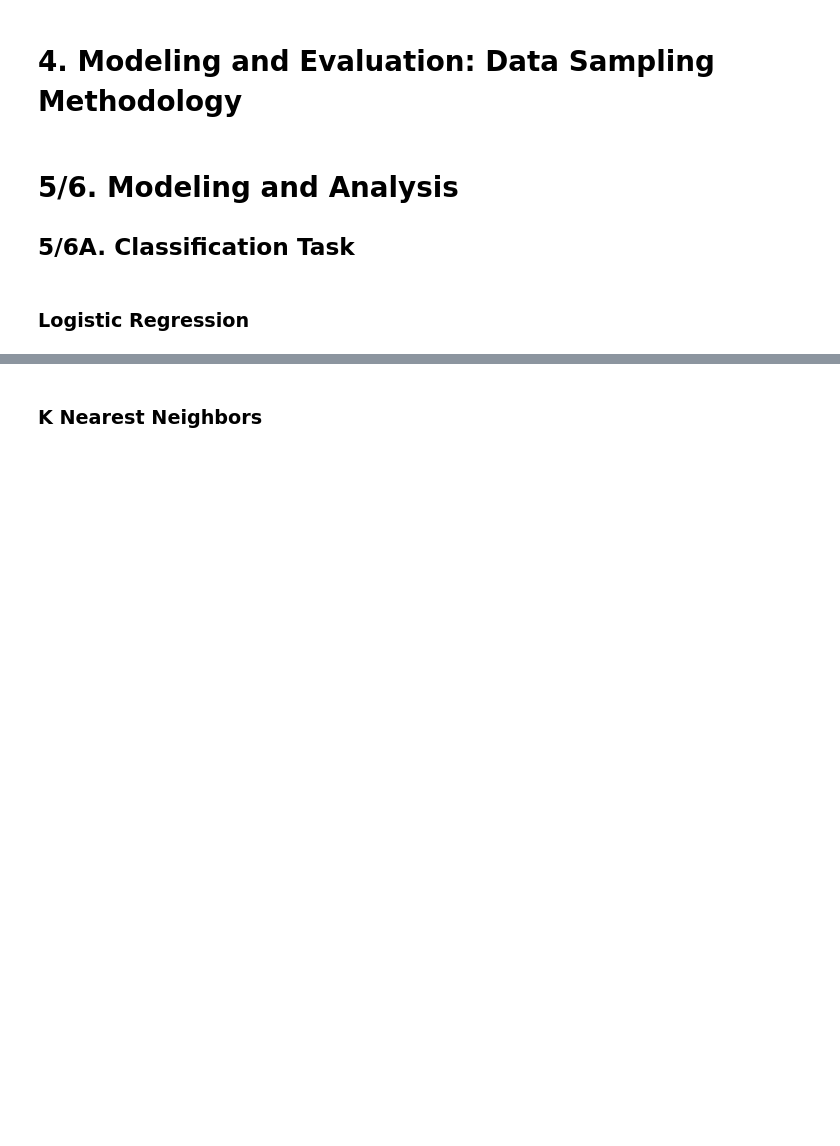
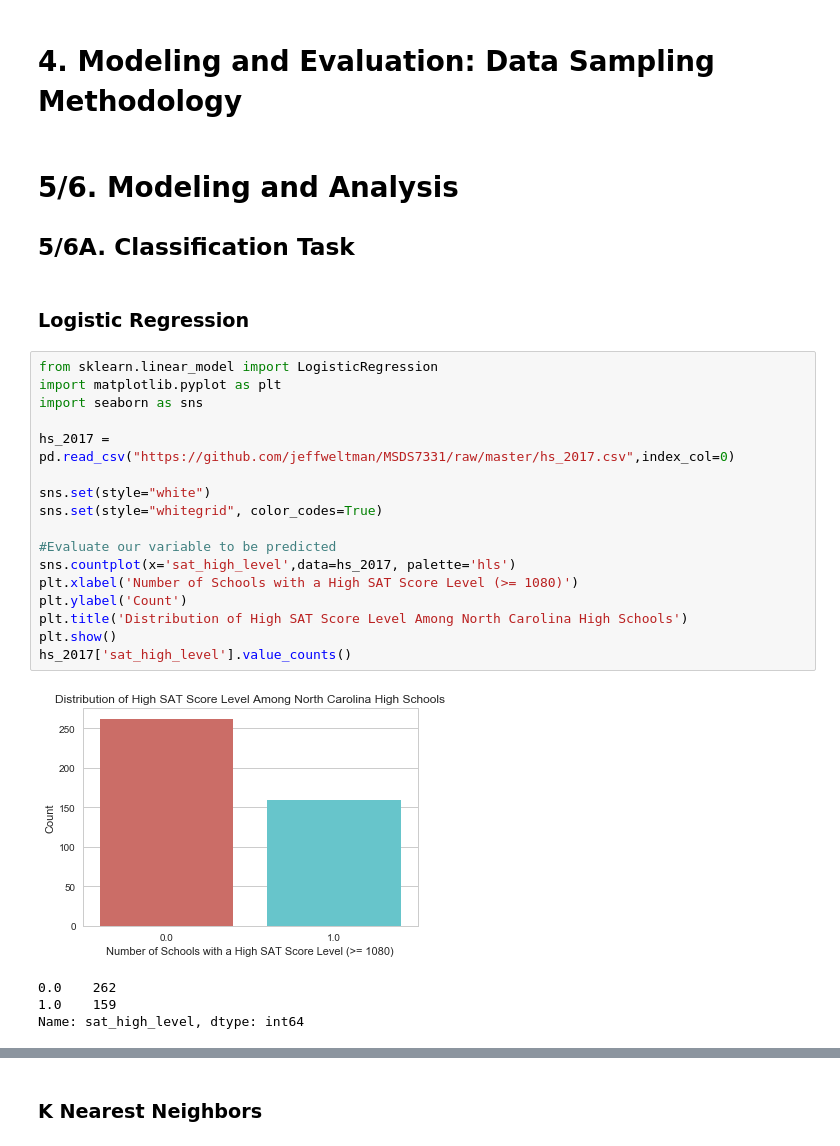
Before and after one commit to jeffweltman/MSDS7331, a Jupyter notebook: Lab 2 - Working/MSDS 7331 - Lab 2 - KassofWeltmanDickens.ipynb, the cells around one changed output, grey strips where cells are left out. Drawn from its saved outputs; the diff is of its cells as text; blank space fills up the shorter version.

```diff
--- a/Lab 2 - Working/MSDS 7331 - Lab 2 - KassofWeltmanDickens.ipynb
+++ b/Lab 2 - Working/MSDS 7331 - Lab 2 - KassofWeltmanDickens.ipynb
@@ -65,3 +62,25 @@ x = hs_2017.drop(columns=['nc_district', 'sat_high_level', "sat_avg_score_num"])
 ## 5/6A. Classification Task
 # %% [markdown]
 ### Logistic Regression
+# %%
+from sklearn.linear_model import LogisticRegression
+import matplotlib.pyplot as plt
+import seaborn as sns
+
+hs_2017 = pd.read_csv("https://github.com/jeffweltman/MSDS7331/raw/master/hs_2017.csv",index_col=0)
+
+sns.set(style="white")
+sns.set(style="whitegrid", color_codes=True)
+
+#Evaluate our variable to be predicted
+sns.countplot(x='sat_high_level',data=hs_2017, palette='hls')
+plt.xlabel('Number of Schools with a High SAT Score Level (>= 1080)')
+plt.ylabel('Count')
+plt.title('Distribution of High SAT Score Level Among North Carolina High Schools')
+plt.show()
+hs_2017['sat_high_level'].value_counts()
+# %% [output]
+[figure, added]
+0.0    262
+1.0    159
+Name: sat_high_level, dtype: int64
```
Also changed, not shown: parts of 20 cells of this notebook, 1 other file.
